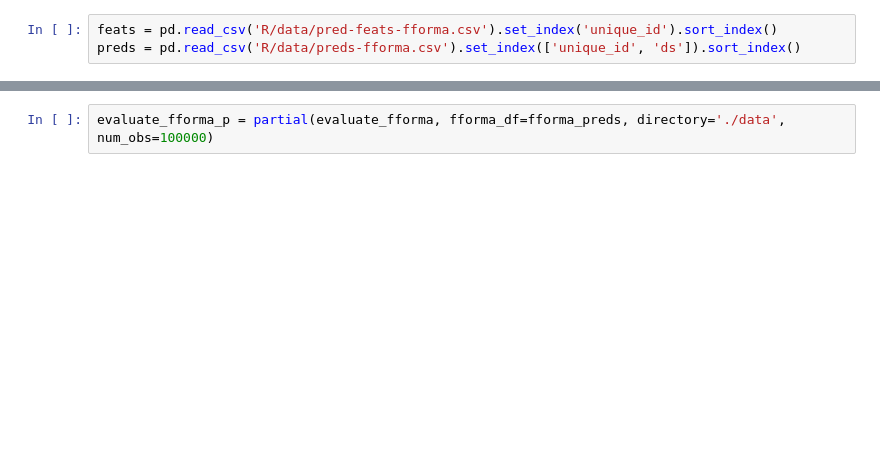
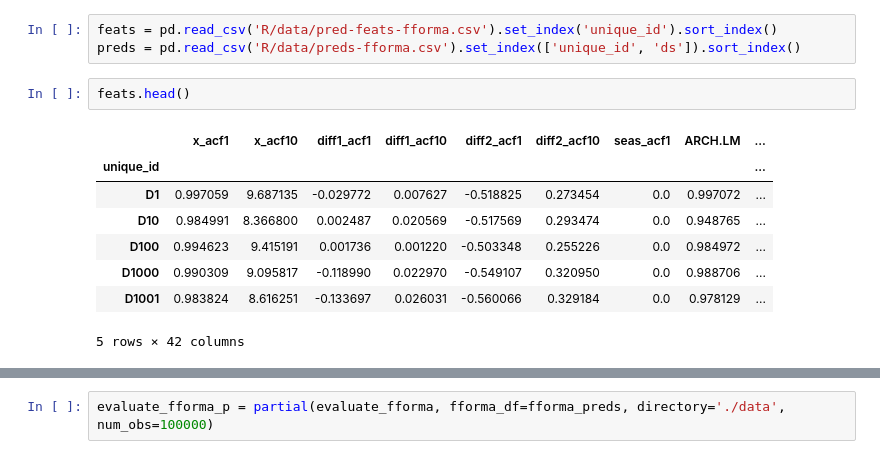
Before and after one commit to christophmark/fforma, a Jupyter notebook: comparison-fforma-r.ipynb, the cells around one changed output, grey strips where cells are left out. Drawn from its saved outputs; the diff is of its cells as text; blank space fills up the shorter version.

```diff
--- a/comparison-fforma-r.ipynb
+++ b/comparison-fforma-r.ipynb
@@ -44,3 +50,14 @@ Will train until eval-FFORMA-loss hasn't improved in 10 rounds.
 # %%
 feats = pd.read_csv('R/data/pred-feats-fforma.csv').set_index('unique_id').sort_index()
 preds = pd.read_csv('R/data/preds-fforma.csv').set_index(['unique_id', 'ds']).sort_index()
+# %%
+feats.head()
+# %% [output]
+|  | x_acf1 | x_acf10 | diff1_acf1 | diff1_acf10 | diff2_acf1 | diff2_acf10 | seas_acf1 | ARCH.LM | ... |
+| unique_id |  |  |  |  |  |  |  |  | ... |
+| D1 | 0.997059 | 9.687135 | -0.029772 | 0.007627 | -0.518825 | 0.273454 | 0.0 | 0.997072 | ... |
+| D10 | 0.984991 | 8.366800 | 0.002487 | 0.020569 | -0.517569 | 0.293474 | 0.0 | 0.948765 | ... |
+| D100 | 0.994623 | 9.415191 | 0.001736 | 0.001220 | -0.503348 | 0.255226 | 0.0 | 0.984972 | ... |
+| D1000 | 0.990309 | 9.095817 | -0.118990 | 0.022970 | -0.549107 | 0.320950 | 0.0 | 0.988706 | ... |
+| D1001 | 0.983824 | 8.616251 | -0.133697 | 0.026031 | -0.560066 | 0.329184 | 0.0 | 0.978129 | ... |
+5 rows × 42 columns
```
Also changed, not shown: parts of 24 cells of this notebook, 3 other files.
